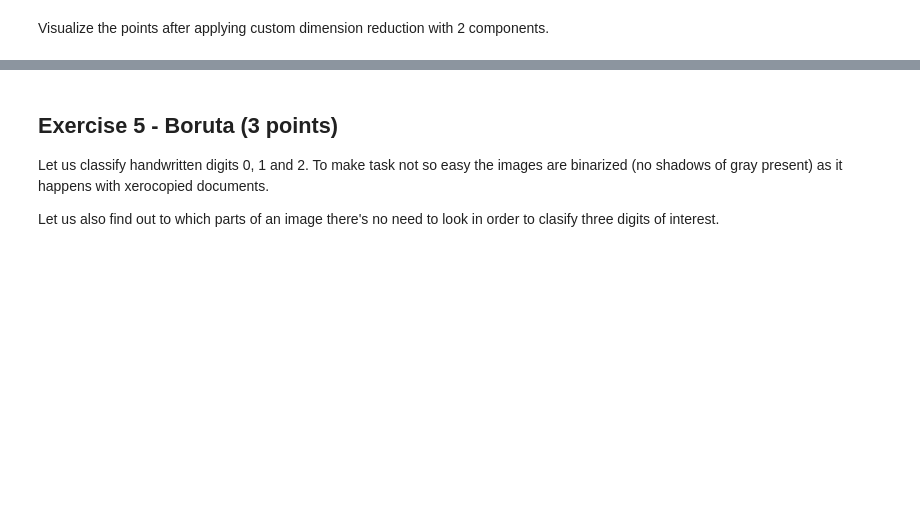
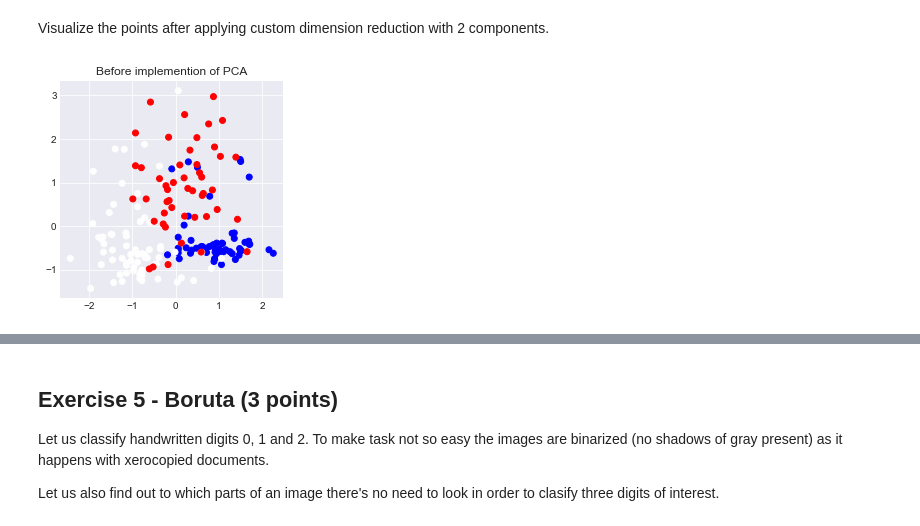
Before and after one commit to AndreiMedvedevSaratov/ml-6_feature_engineering_selection, a Jupyter notebook: homework.ipynb, the cells around one changed output, grey strips where cells are left out. Cells and saved outputs as stored; diff of their text form; code cells hidden in the pictures; blank space fills up the shorter version.

```diff
--- a/homework.ipynb
+++ b/homework.ipynb
@@ -304,3 +298,7 @@ SyntaxError: invalid syntax (Temp/ipykernel_28912/3057880850.py, line 3)
+# %%
+scaled_data = StandardScaler()
+wine = scaled_data.fit_transform(wine_data)
+S = np.cov(wine.T)
 # %% [markdown]
 If your code is correct, the following assert should be Ok.
 # %%
@@ -351,0 +362,4 @@ Visualize the points after applying custom dimension reduction with 2 components
+# %%
+plot_scatter(wine[:, 0], wine[:, 1], clusters=wine_labels, auto_scaled=True, title='Before implemention of PCA')
+# %% [output]
+[figure, added]
```
Also changed, not shown: parts of 14 cells of this notebook.
